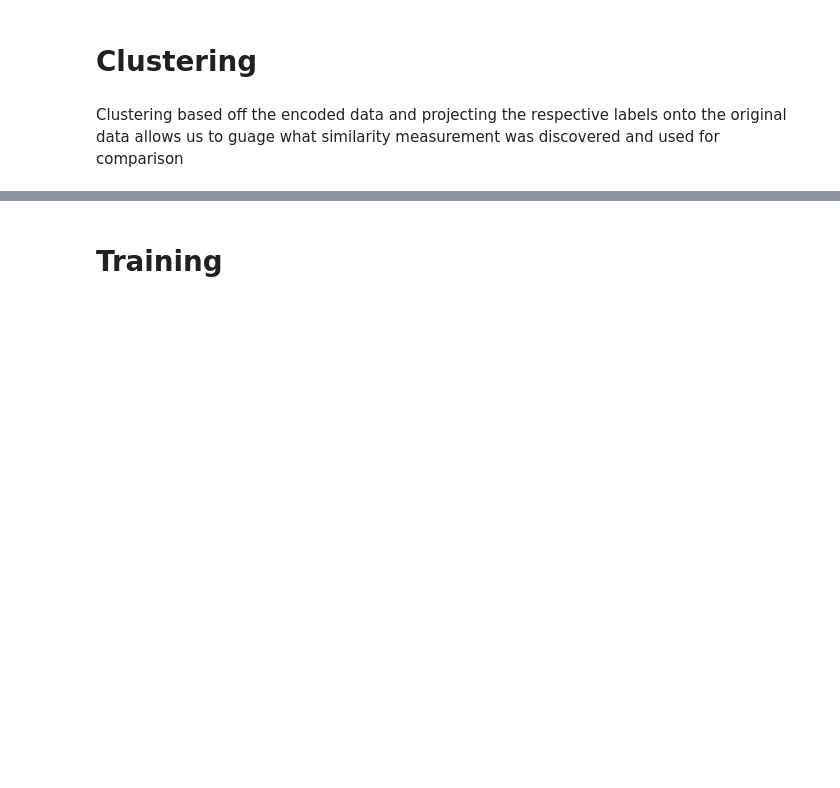
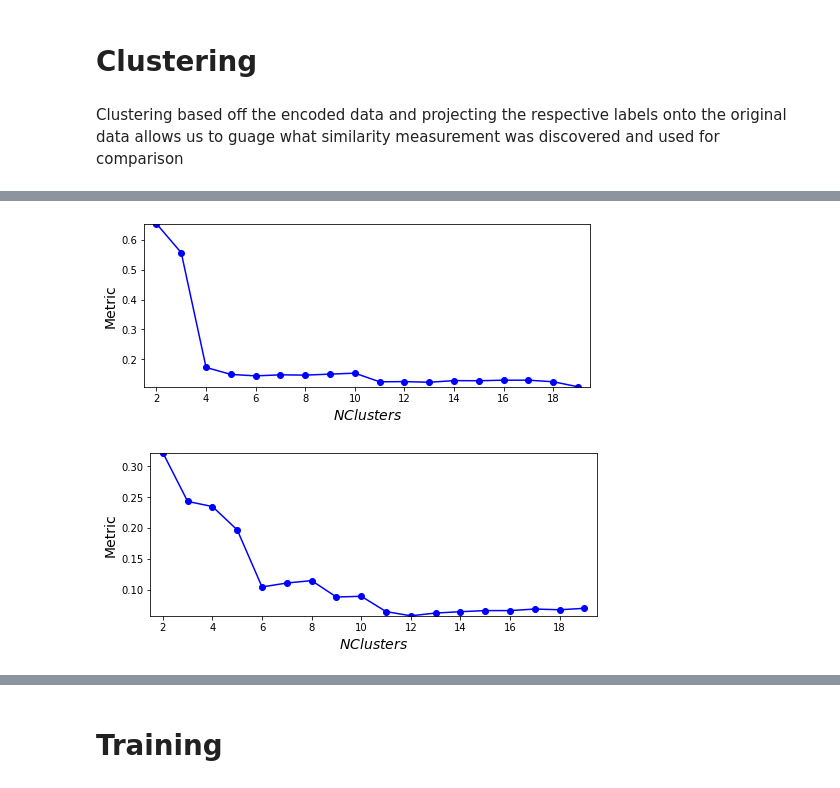
Before and after one commit to maddoxamei/Married-Couple-Identification, a Jupyter notebook: Python/clustering.ipynb, the cells around one changed output, grey strips where cells are left out. Cells and saved outputs as stored; diff of their text form; code cells hidden in the pictures; blank space fills up the shorter version.

```diff
--- a/Python/clustering.ipynb
+++ b/Python/clustering.ipynb
@@ -32,0 +50,6 @@ diff_sep = match_difference( males, females, matches_sep )
+# %%
+agg_encoded_joint_models = explore_agglomerative( list(range(2, 20)), encoded_diff_joint )
+agg_encoded_sep_models = explore_agglomerative( list(range(2, 20)), encoded_diff_sep )
+# %% [output]
+[figure, added]
+[figure, added]
```
Also changed, not shown: parts of 13 cells of this notebook, 5 other files.
